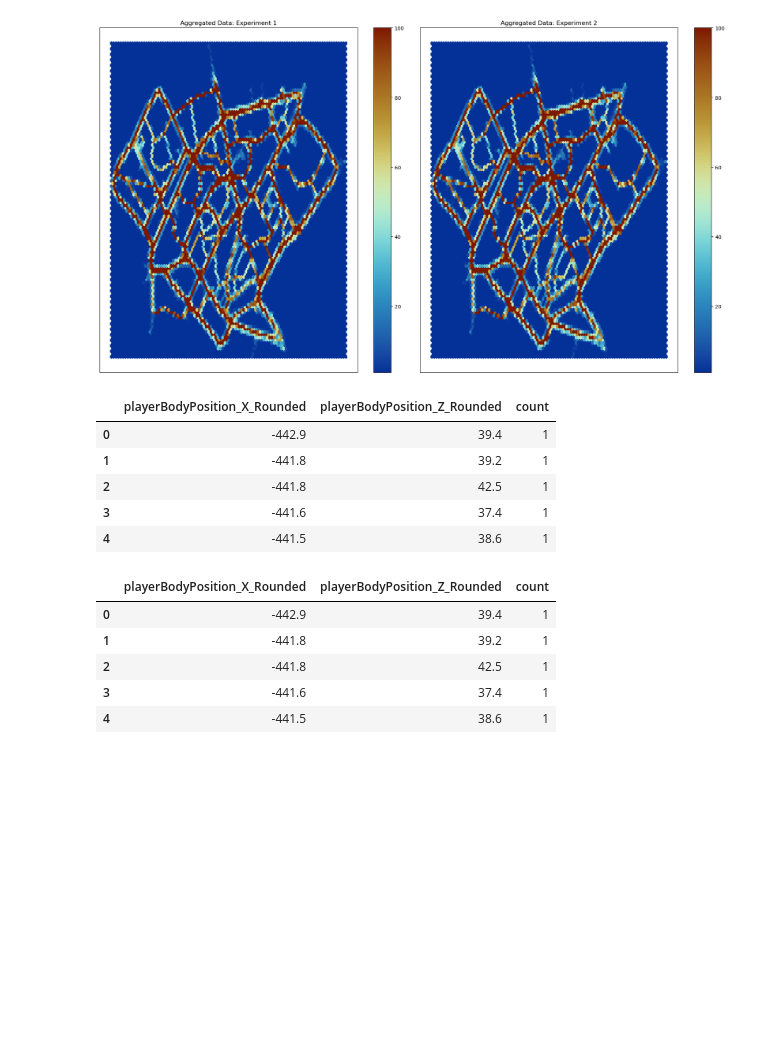
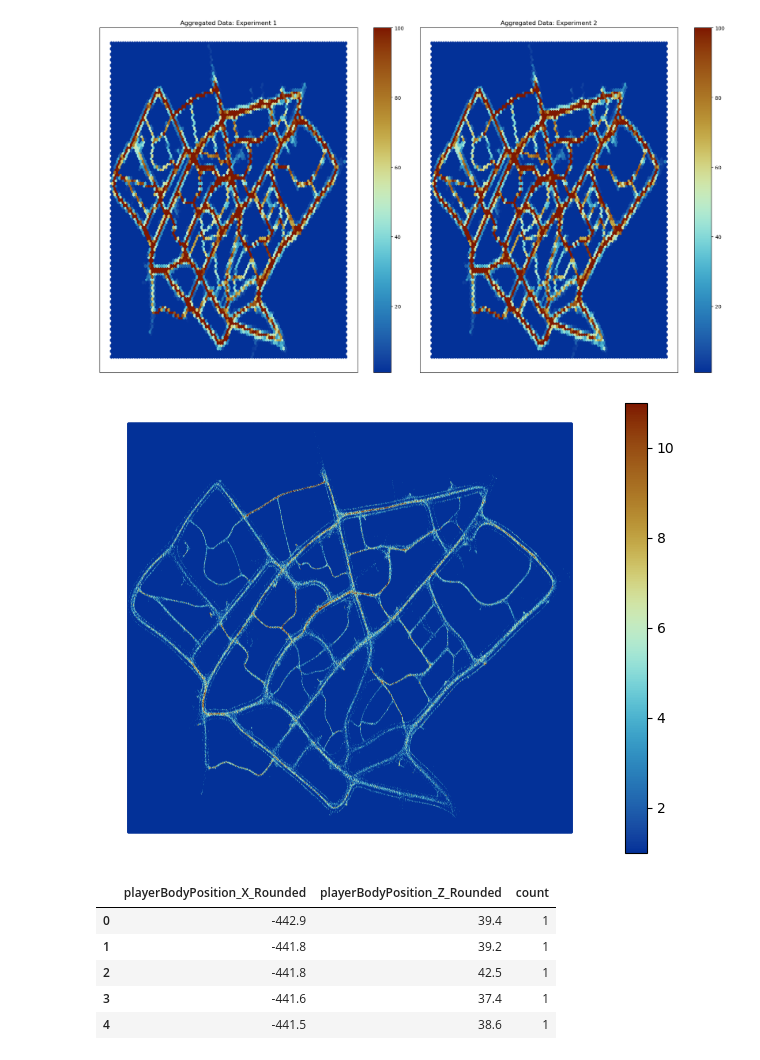
Before and after one commit to tracysanchez/DataAnalysis, a Jupyter notebook: Joining_FinalData/Maps/00_Heat_Map.ipynb, the cells around one changed output. Drawn from its saved outputs; the diff is of its cells as text; code cells hidden in the pictures; blank space fills up the shorter version.

```diff
--- a/Joining_FinalData/Maps/00_Heat_Map.ipynb
+++ b/Joining_FinalData/Maps/00_Heat_Map.ipynb
@@ -164,14 +174,31 @@ plt.show()
 # %% [output]
 [figure]
 # %%
-expanded_exp1_data.head()
+def expand_data(data):
+    freq_table = data.groupby(['playerBodyPosition_X_Rounded', 'playerBodyPosition_Z_Rounded']).size().reset_index(name='count')
+    freq_table['count'] = freq_table['count'].clip(upper=max_visits)
+    return freq_table.loc[freq_table.index.repeat(freq_table['count'])]
+
+def plot_heatmap(data, ax):
+    hb = ax.hexbin(data['playerBodyPosition_X_Rounded'], data['playerBodyPosition_Z_Rounded'], gridsize=1000, cmap='cmc.roma_r', vmin=1, vmax=11)
+    ax.set_xticks([])
+    ax.set_yticks([])
+    return hb
+
+
+# Expanding data for heatmap
+expanded_concat = expand_data(final_data)
+
+# Plotting
+fig, axs = plt.subplots(1, 1, facecolor='white')
+hb1 = plot_heatmap(expanded_concat,axs)
+axs.axis('off')
+fig.colorbar(hb1, ax=axs, orientation='vertical')
+plt.tight_layout()
+plt.savefig("/Volumes/TwoTeras/2_DataSets_Experiments_1_2/Plots/Two_Experiments_AggregatedSessions.png", pad_inches=0.3)
+plt.show()
 # %% [output]
-|  | playerBodyPosition_X_Rounded | playerBodyPosition_Z_Rounded | count |
-| 0 | -442.9 | 39.4 | 1 |
-| 1 | -441.8 | 39.2 | 1 |
-| 2 | -441.8 | 42.5 | 1 |
-| 3 | -441.6 | 37.4 | 1 |
-| 4 | -441.5 | 38.6 | 1 |
+[figure, added]
 # %%
 expanded_exp2_data.head()
 # %% [output]
```
Also changed, not shown: parts of 13 cells of this notebook, 29 other files.
